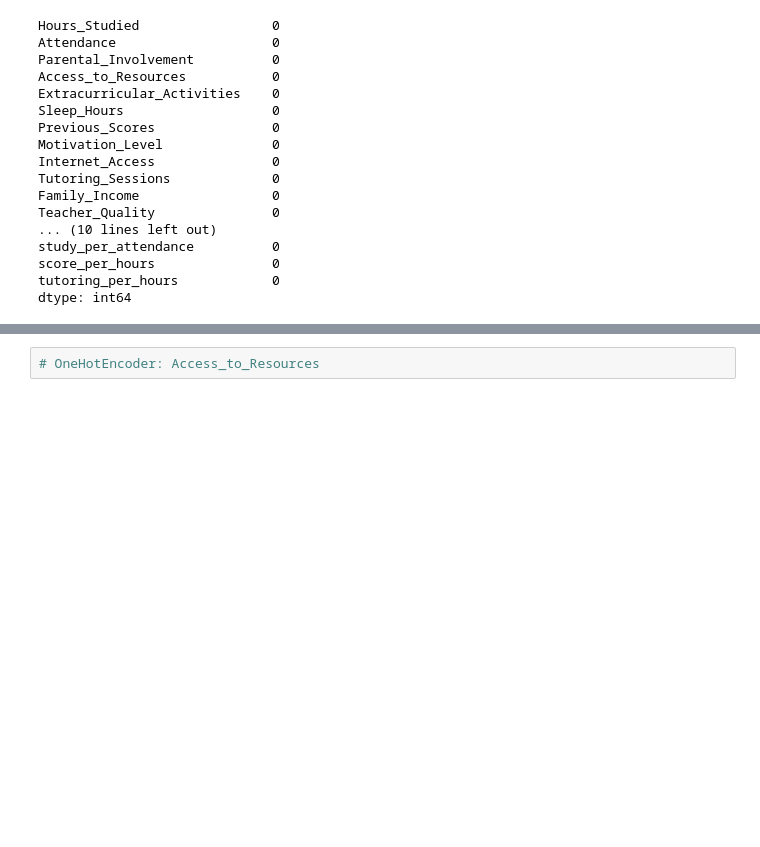
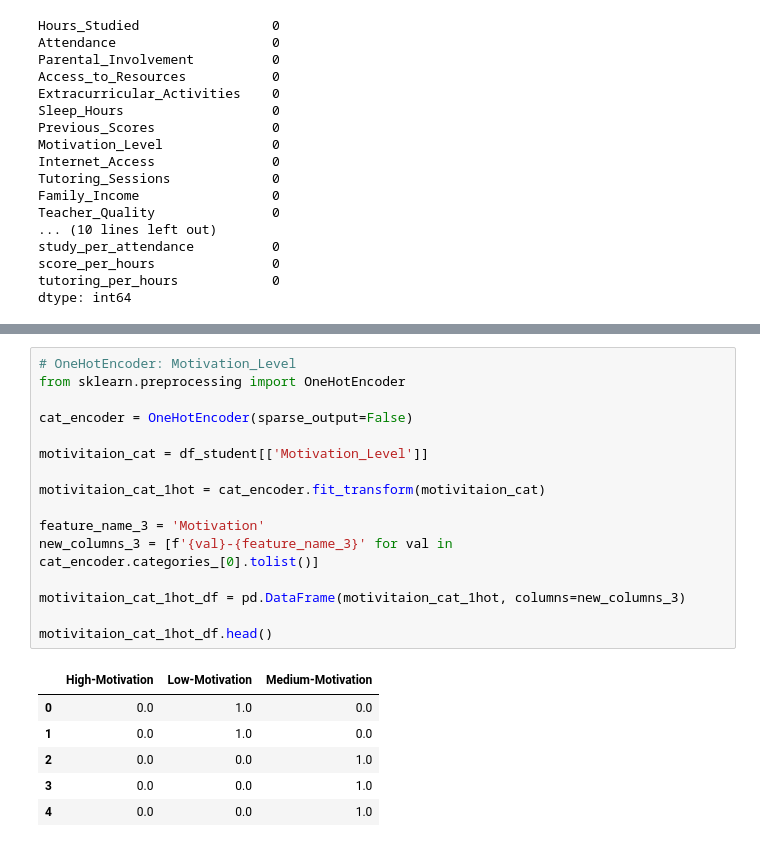
Before and after one commit to UrielReyess08/StudentPerformance_MachineLearning, a Jupyter notebook: Avance_01.ipynb, the cells around one changed output, grey strips where cells are left out. Drawn from its saved outputs; the diff is of its cells as text; blank space fills up the shorter version.

```diff
--- a/Avance_01.ipynb
+++ b/Avance_01.ipynb
@@ -240,3 +271,24 @@ housing_cat_1hot_df
 # %%
-# OneHotEncoder: Access_to_Resources
+# OneHotEncoder: Motivation_Level
+from sklearn.preprocessing import OneHotEncoder
+
+cat_encoder = OneHotEncoder(sparse_output=False)
+
+motivitaion_cat = df_student[['Motivation_Level']]
+
+motivitaion_cat_1hot = cat_encoder.fit_transform(motivitaion_cat)
+
+feature_name_3 = 'Motivation'
+new_columns_3 = [f'{val}-{feature_name_3}' for val in cat_encoder.categories_[0].tolist()]
+
+motivitaion_cat_1hot_df = pd.DataFrame(motivitaion_cat_1hot, columns=new_columns_3)
+
+motivitaion_cat_1hot_df.head()
+# %% [output]
+|  | High-Motivation | Low-Motivation | Medium-Motivation |
+| 0 | 0.0 | 1.0 | 0.0 |
+| 1 | 0.0 | 1.0 | 0.0 |
+| 2 | 0.0 | 0.0 | 1.0 |
+| 3 | 0.0 | 0.0 | 1.0 |
+| 4 | 0.0 | 0.0 | 1.0 |
 # %%
```
Also changed, not shown: parts of 6 cells of this notebook.
